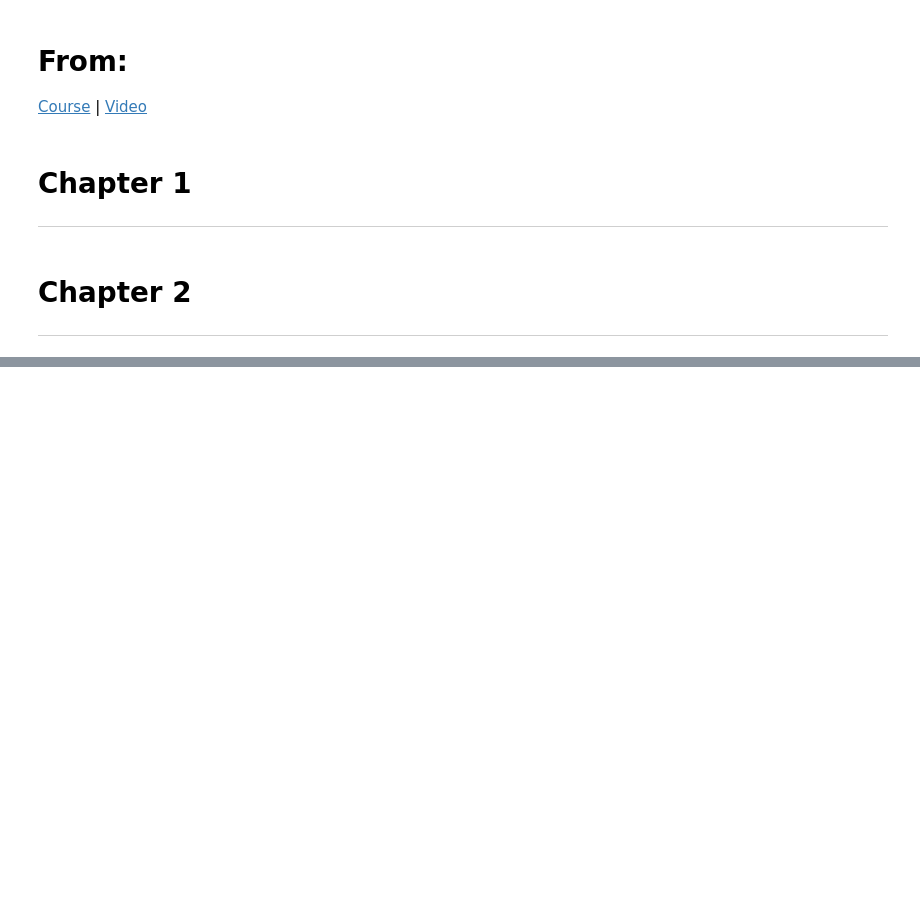
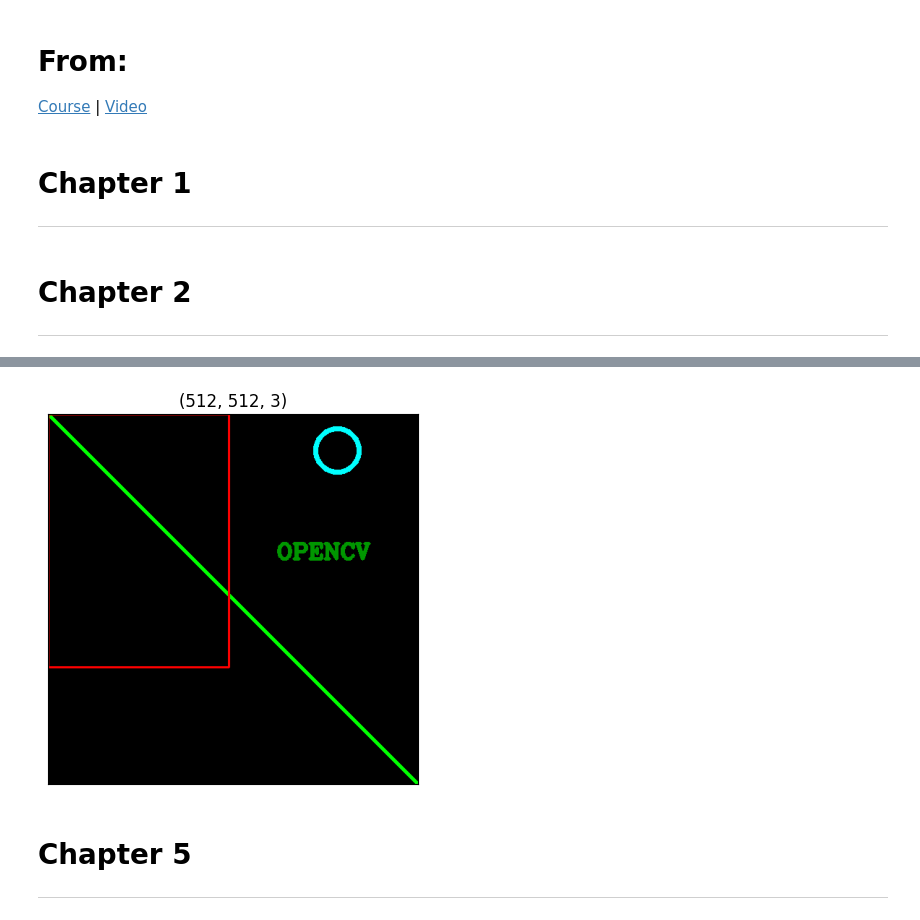
Before and after one commit to v-amorim/self_development, a Jupyter notebook: python/computervisionzone/course.ipynb, the cells around one changed output, grey strips where cells are left out. Drawn from its saved outputs; the diff is of its cells as text; code cells hidden in the pictures; blank space fills up the shorter version.

```diff
--- a/python/computervisionzone/course.ipynb
+++ b/python/computervisionzone/course.ipynb
@@ -65,0 +105,19 @@ lib.show_images(images)
+# %%
+import cv2
+import numpy as np
+
+img = np.zeros((512, 512, 3), np.uint8)
+# print(img)
+# img[:]= 255,0,0
+
+cv2.line(img, (0, 0), (img.shape[1], img.shape[0]), (0, 255, 0), 3)
+cv2.rectangle(img, (0, 0), (250, 350), (0, 0, 255), 2)
+cv2.circle(img, (400, 50), 30, (255, 255, 0), 5)
+cv2.putText(img, " OPENCV  ", (300, 200), cv2.FONT_HERSHEY_COMPLEX, 1, (0, 150, 0), 3)
+
+lib.show_images(img)
+# %% [output]
+[figure, added]
+# %% [markdown]
+# Chapter 5
+---
```
Also changed, not shown: parts of 16 cells of this notebook.
